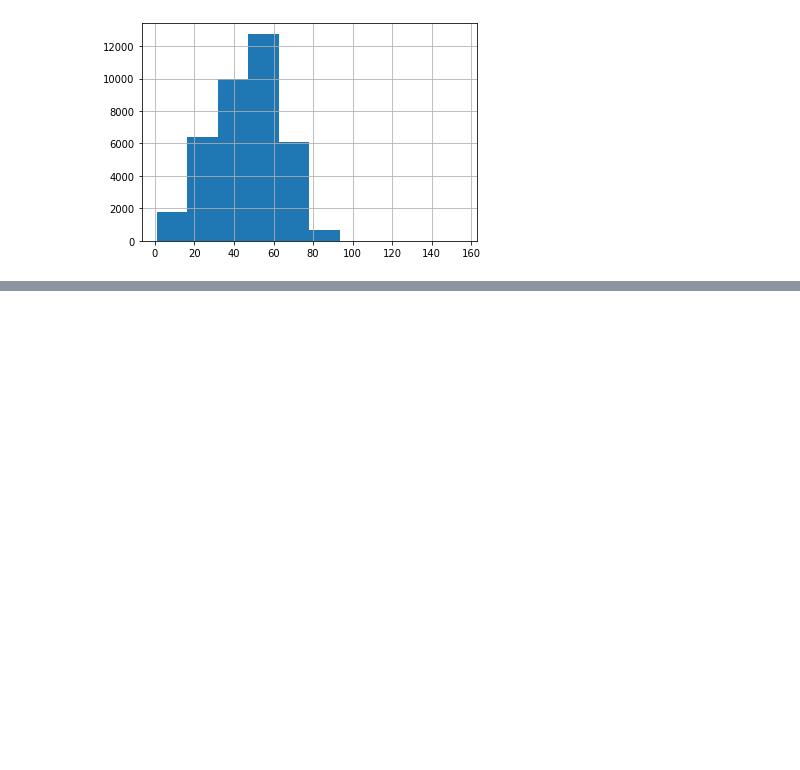
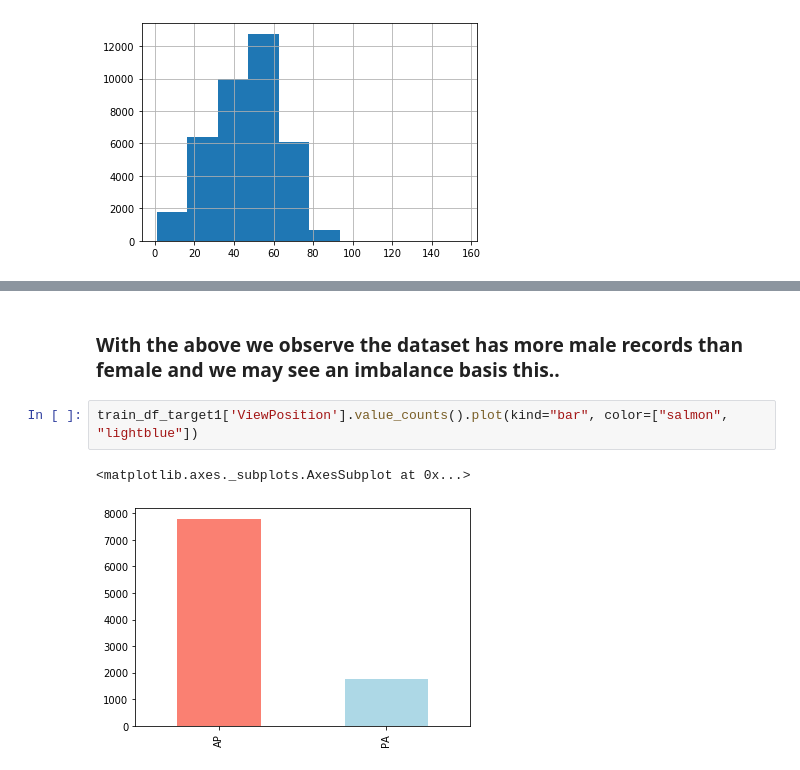
Before and after one commit to julycapstone2020/Pneumonia-Detection-Challenge, a Jupyter notebook: notebook/Pneumonia Detection - EDA.ipynb, the cells around one changed output, grey strips where cells are left out. Cells and saved outputs as stored; diff of their text form; blank space fills up the shorter version.

```diff
--- a/notebook/Pneumonia Detection - EDA.ipynb
+++ b/notebook/Pneumonia Detection - EDA.ipynb
@@ -175,0 +275,7 @@ memory usage: 4.8+ MB
+# %% [markdown]
+### With the above we observe the dataset has more male records than female and we may see an imbalance basis this..
+# %%
+train_df_target1['ViewPosition'].value_counts().plot(kind="bar", color=["salmon", "lightblue"])
+# %% [output]
+<matplotlib.axes._subplots.AxesSubplot at 0x...>
+[figure, added]
```
Also changed, not shown: parts of 21 cells of this notebook.
